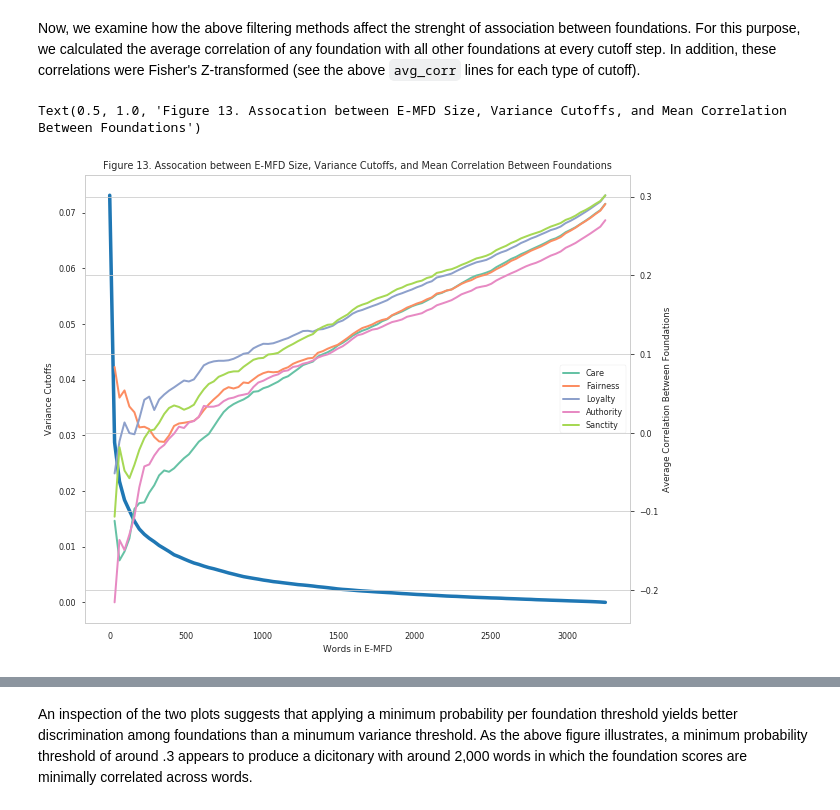
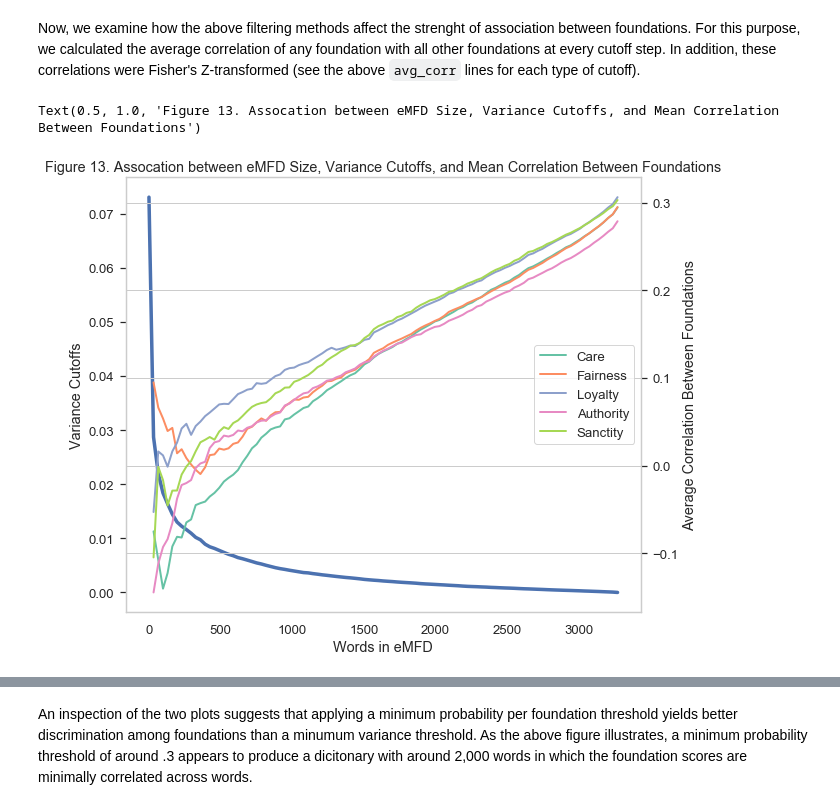
Before and after one commit to medianeuroscience/emfd, a Jupyter notebook: dictionary_tresholding.ipynb, the cells around one changed output, grey strips where cells are left out. Drawn from its saved outputs; the diff is of its cells as text; code cells hidden in the pictures.

```diff
--- a/dictionary_tresholding.ipynb
+++ b/dictionary_tresholding.ipynb
@@ -9,6 +9,7 @@ from matplotlib import pyplot as plt
 import seaborn as sns
 
 plt.style.use('seaborn-paper')
+sns.set(font_scale=1.2)
 sns.set_style('whitegrid')
 plt.rcParams['font.serif'] = "Times New Roman"
 # %%
@@ -100,24 +101,24 @@ As the above plot shows, increasing the variance or the probability thresholds r
 Now, we examine how the above filtering methods affect the strenght of association between foundations. For this purpose, we calculated the average correlation of any foundation with all other foundations at every cutoff step. In addition, these correlations were Fisher's Z-transformed (see the above `avg_corr` lines for each type of cutoff).
 # %%
 # Plot Variance Threshold, Dictionary Size, and Corresponding Correlations
-var_plot = pd.DataFrame([var_array.rename('Variance Cutoffs'), var_dict_size.rename('Words in E-MFD')]).T
+var_plot = pd.DataFrame([var_array.rename('Variance Cutoffs'), var_dict_size.rename('Words in eMFD')]).T
 var_plot = var_plot.join(var_corr)
 var_plot = var_plot.rename(columns={'care_p':'Care', 'fairness_p':"Fairness", 'loyalty_p':'Loyalty','authority_p':'Authority','sanctity_p':'Sanctity'})
 # %%
-var_found = var_plot[['Care','Fairness','Loyalty','Authority','Sanctity']+['Words in E-MFD']].melt(id_vars='Words in E-MFD', var_name='Foundation',
+var_found = var_plot[['Care','Fairness','Loyalty','Authority','Sanctity']+['Words in eMFD']].melt(id_vars='Words in eMFD', var_name='Foundation',
                                                                                                   value_name='Average Correlation Between Foundations')
 # %%
 fig, ax = plt.subplots(figsize=(9,7), sharex=True)
-ax = sns.lineplot(x="Words in E-MFD", y="Variance Cutoffs", data=var_plot, palette='RdPu', linewidth=3.5, label='Variance Cutoff', legend=False)
+ax = sns.lineplot(x="Words in eMFD", y="Variance Cutoffs", data=var_plot, palette='RdPu', linewidth=3.5, label='Variance Cutoff', legend=False)
 ax2 = ax.twinx()
 ax.grid(False)
-sns.lineplot(x='Words in E-MFD', y="Average Correlation Between Foundations", hue='Foundation', data=var_found, palette='Set2', linewidth=2, label='Care', ax=ax2)
+sns.lineplot(x='Words in eMFD', y="Average Correlation Between Foundations", hue='Foundation', data=var_found, palette='Set2', linewidth=2, label='Care', ax=ax2)
 ax2.legend(['Care','Fairness','Loyalty','Authority','Sanctity'], loc=5)
 plt.tight_layout()
-plt.title('Figure 13. Assocation between E-MFD Size, Variance Cutoffs, and Mean Correlation Between Foundations')
+plt.title('Figure 13. Assocation between eMFD Size, Variance Cutoffs, and Mean Correlation Between Foundations')
 # plt.savefig('results/plots/Figure2.pdf', dpi=400)
 # %% [output]
-Text(0.5, 1.0, 'Figure 13. Assocation between E-MFD Size, Variance Cutoffs, and Mean Correlation Between Foundations')
+Text(0.5, 1.0, 'Figure 13. Assocation between eMFD Size, Variance Cutoffs, and Mean Correlation Between Foundations')
-[figure, old version]
+[figure, new version]
 # %%
 # Plot Probability Threshold, Dictionary Size, and Corresponding Correlations
```
Also changed, not shown: parts of 8 cells of this notebook, 5 other files.
